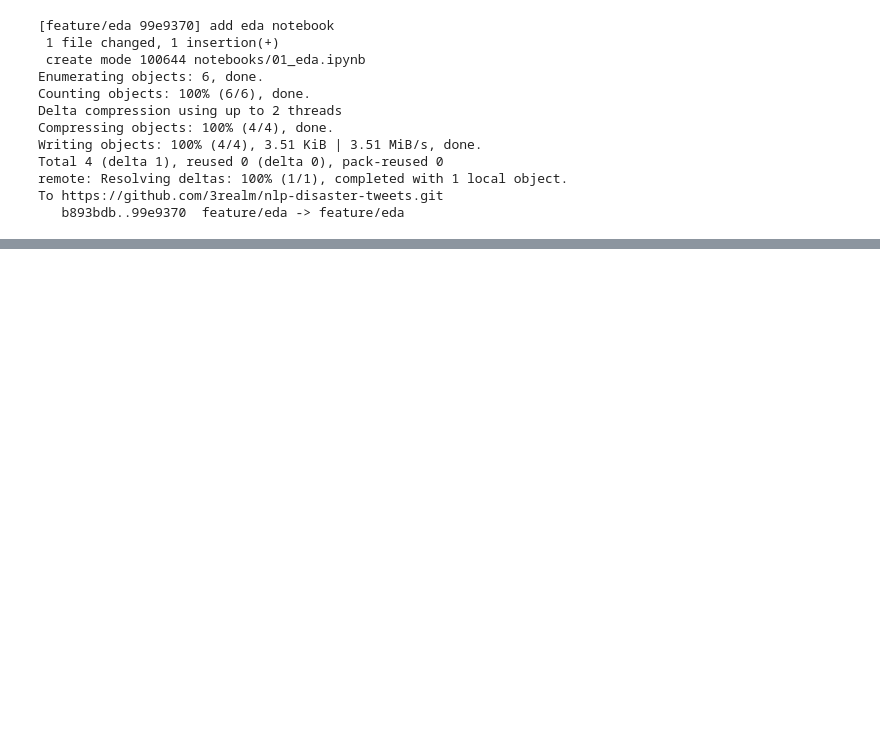
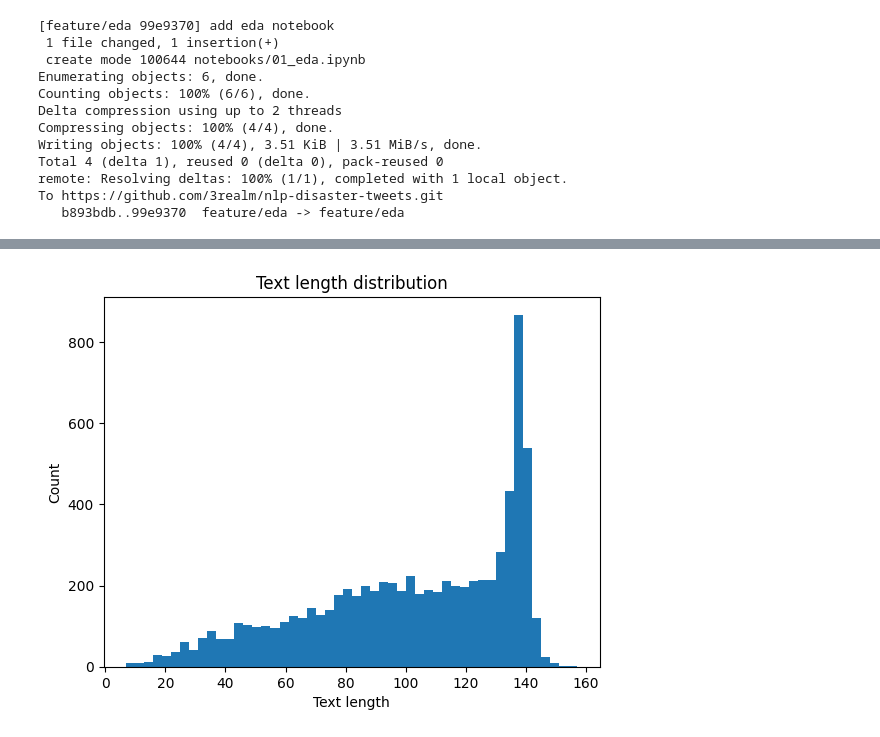
Before and after one commit to 3realm/nlp-disaster-tweets, a Jupyter notebook: notebooks/01_eda.ipynb, the cells around one changed output, grey strips where cells are left out. Drawn from its saved outputs; the diff is of its cells as text; code cells hidden in the pictures; blank space fills up the shorter version.

```diff
--- a/notebooks/01_eda.ipynb
+++ b/notebooks/01_eda.ipynb
@@ -180,0 +252,12 @@ To https://github.com/3realm/nlp-disaster-tweets.git
+# %%
+train["text_length"] = train["text"].apply(len)
+
+train["text_length"].describe()
+
+plt.hist(train["text_length"], bins=50)
+plt.title("Text length distribution")
+plt.xlabel("Text length")
+plt.ylabel("Count")
+plt.show()
+# %% [output]
+[figure, added]
```
Also changed, not shown: parts of 13 cells of this notebook.
